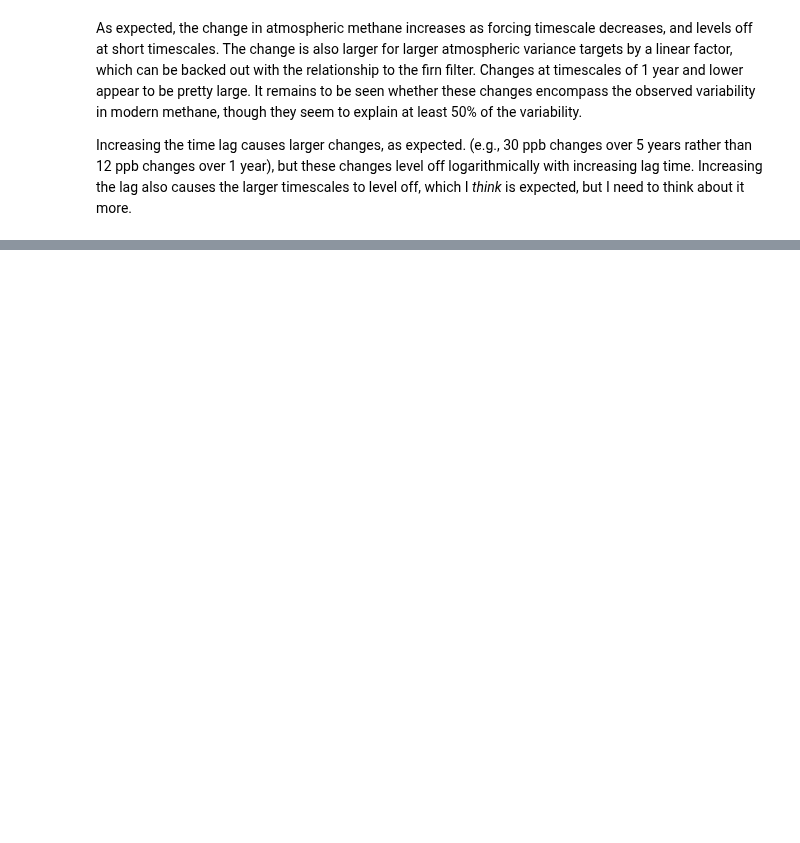
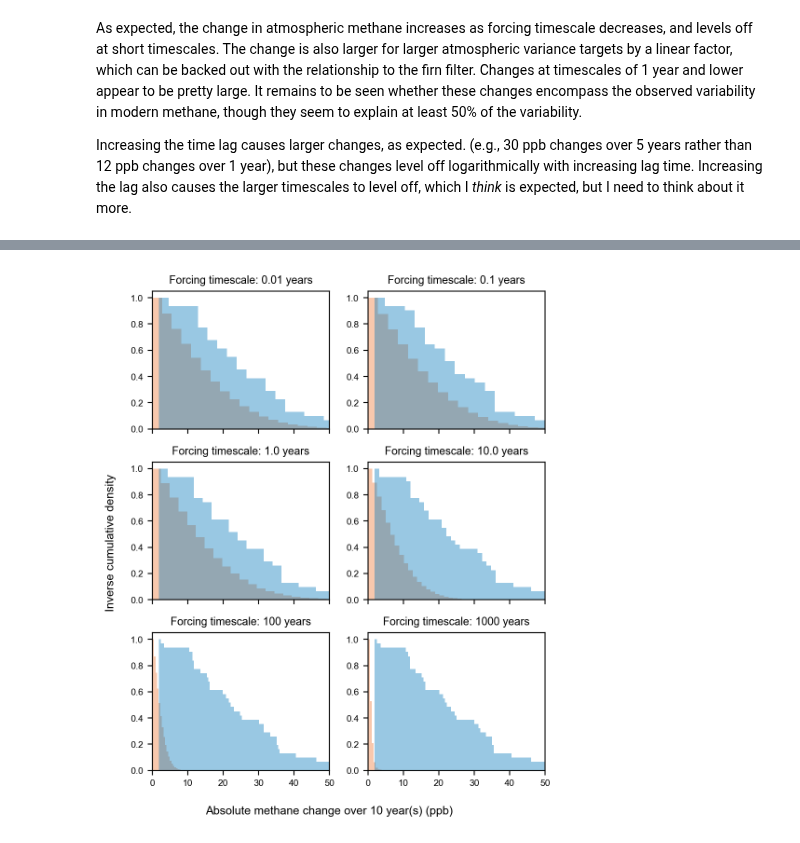
Before and after one commit to ericjmei/methane_noise_forcing, a Jupyter notebook: notebooks/annual_growth_rate.ipynb, the cells around one changed output, grey strips where cells are left out. Saved outputs shown, nothing was run; the diff lists cells and outputs as text; code cells hidden in the pictures; blank space fills up the shorter version.

```diff
--- a/notebooks/annual_growth_rate.ipynb
+++ b/notebooks/annual_growth_rate.ipynb
@@ -299,0 +383,57 @@ Increasing the time lag causes larger changes, as expected. (e.g., 30 ppb change
+# %%
+## plot histograms
+#  2 columns, floor(len(timescales)/2) rows
+cumulative=-1 # False or -1 (inverse CDF)
+xlim = (0, 50)
+nrows = np.ceil(len(timescales)/2).astype(int)
+fig, axs = plt.subplots(nrows=nrows, ncols=2, figsize=(5, 2*nrows), sharex=True, sharey=False)
+
+axs = axs.flatten()
+for i, timescale in enumerate(timescales):
+    ax = axs[i]
+
+    # Get the data for binning
+    noise_data = noise_change_abs.ch4.sel(forcing_timescale=timescale).values.flatten()
+    obs_data = obs_modern["ch4_change_detrended_abs"].dropna().values
+
+    # Calculate bin width from noise data
+    _, noise_bin_edges = np.histogram(noise_data, bins=30, density=True)
+    bin_width = noise_bin_edges[1] - noise_bin_edges[0]
+
+    # Create bins for obs data using the same width but covering its full range
+    obs_min, obs_max = obs_data.min(), obs_data.max()
+    obs_bins = np.arange(obs_min, obs_max + bin_width, bin_width)
+
+    # Plot noise histogram using original bins
+    noise_change_abs.ch4.sel(forcing_timescale=timescale).plot.hist(
+        bins=noise_bin_edges,
+        density=True,
+        cumulative=cumulative,
+        alpha=0.4,
+        ax=ax,
+        color=colors_vibrant["orange"],
+    )
+
+    # Plot obs histogram using bins with same width but different range
+    obs_modern["ch4_change_detrended_abs"].hist(
+        ax=axs[i],
+        bins=obs_bins,
+        density=True,
+        cumulative=cumulative,
+        alpha=0.4,
+        color=colors_vibrant["blue"],
+    )
+
+    ax.set_title(f"Forcing timescale: {timescale} years")
+    ax.set_xlabel("")
+    ax.grid(False)
+
+axs[-1].set_xlim(xlim)
+
+ylabel = "Inverse cumulative density" if cumulative==-1 else "Density"
+fig.supylabel(ylabel, fontsize=9)
+fig.supxlabel(f"Absolute methane change over {change_interval} year(s) (ppb)", fontsize=9)
+
+plt.tight_layout()
+# %% [output]
+[figure, added]
```
Also changed, not shown: parts of 10 cells of this notebook.
